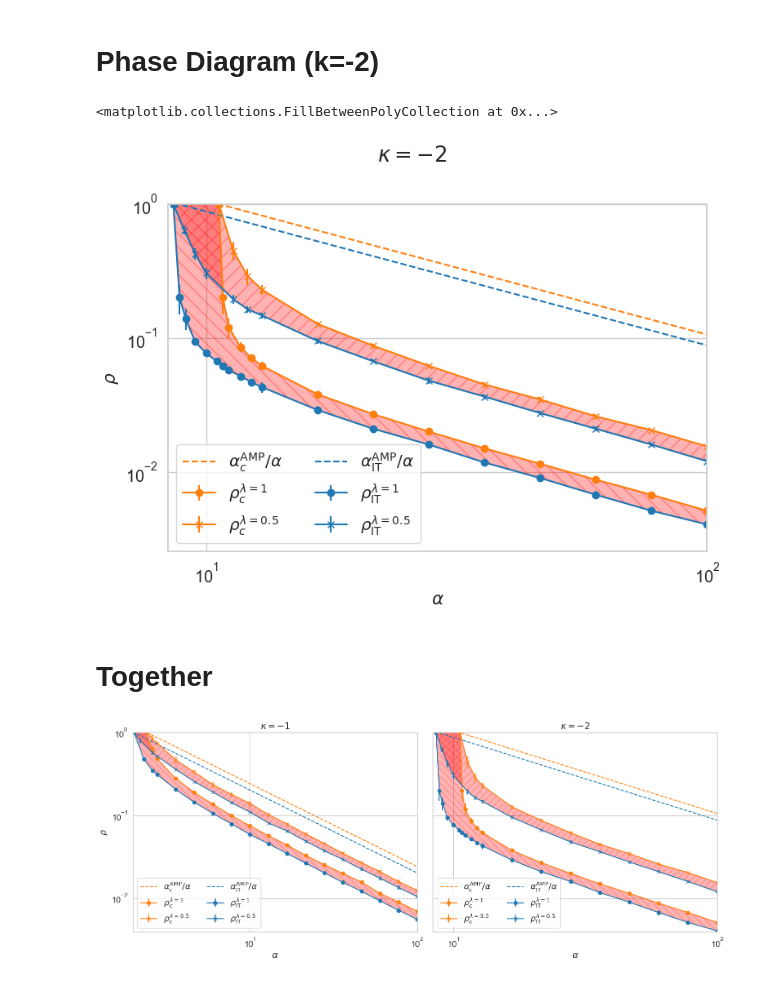
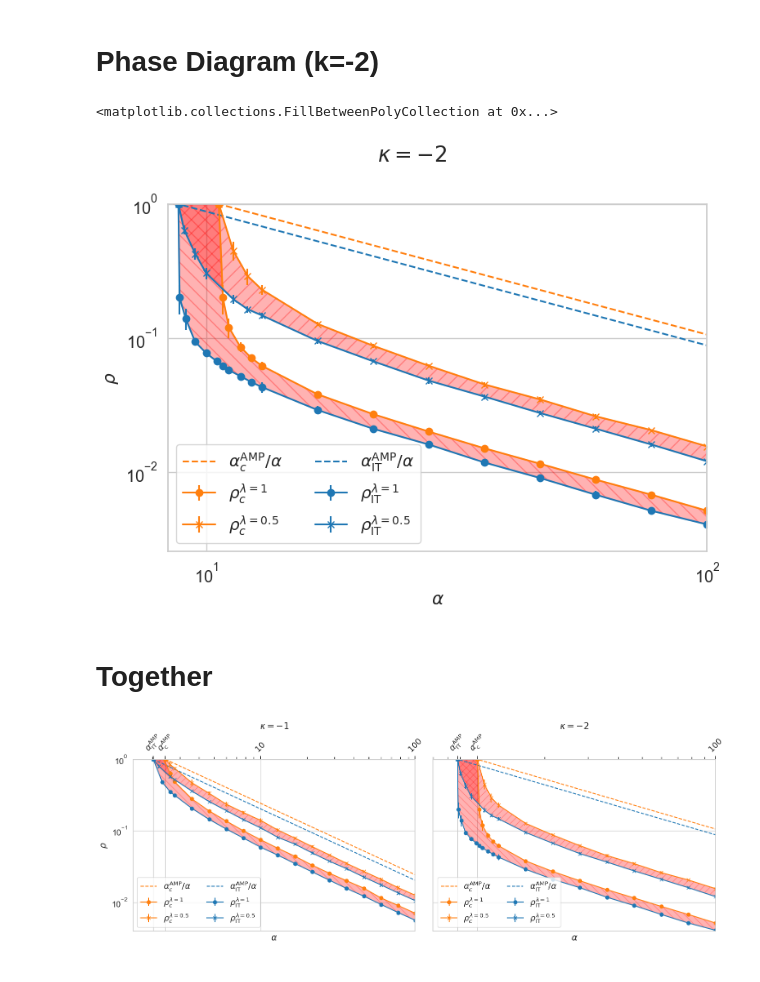
Before and after one commit to IdePHICS/NeuralSpreadingInference, a Jupyter notebook: Figures/Fig6.ipynb, the cells around one changed output. Drawn from its saved outputs; the diff is of its cells as text; code cells hidden in the pictures.

```diff
--- a/Figures/Fig6.ipynb
+++ b/Figures/Fig6.ipynb
@@ -122,14 +122,14 @@ rho_cc_tab_2 = [1,0.2, 0.12, 0.086, 0.071] + [0.062, 0.038, 0.027, 0.02, 0.015,
 rho_IT_tab_2 = [1,0.2, 0.14, 0.094, 0.077, 0.067, 0.062, 0.0575, 0.0519, 0.0469] + [0.043, 0.029, 0.021, 0.016, 0.01175, 0.009, 0.00675, 0.005125, 0.00405]
 rho_sd_tab_2 = [0,0.05, 0.02, 0.007, 0.004]+ [0.004, 0.002, 0.001, 0.001, 0.0005, 0.0005, 0.0005, 0.00025, 0.00025]
 rho_sd_IT_tab_2 = [0, 0.05, 0.025, 0.006, 0.004, 0.0025, 0.0025, 0.0016, 0.001, 0.001] + [0.004, 0.002, 0.001, 0.001, 0.0005, 0.0005, 0.0005, 0.00025, 0.00025]
-al_tab_IT_2 = [8.6, 8.85, 9.1, 9.5, 10, 10.5, 10.8, 11.1, 11.7, 12.3] + [12.91549665,  16.68100537,  21.5443469 ,  27.82559402, 35.93813664,  46.41588834,  59.94842503,  77.42636827, 100.]
+al_tab_IT_2 = [8.8, 8.85, 9.1, 9.5, 10, 10.5, 10.8, 11.1, 11.7, 12.3] + [12.91549665,  16.68100537,  21.5443469 ,  27.82559402, 35.93813664,  46.41588834,  59.94842503,  77.42636827, 100.]
 al_tab_2 = [10.6, 10.8, 11.1, 11.7, 12.3] + [12.91549665,  16.68100537,  21.5443469 ,  27.82559402, 35.93813664,  46.41588834,  59.94842503,  77.42636827, 100.]
 #lambda=0.5
 rho_cc_tab_2_l5 = [1, 0.45, 0.29 ,0.23, 0.1275, 0.0875, 0.062, 0.045, 0.03475, 0.026, 0.0205, 0.0155]
 rho_IT_tab_2_l5 = [1, 0.64, 0.425, 0.305, 0.195 , 0.164, 0.1475, 0.095, 0.067, 0.048, 0.0365, 0.0275, 0.021, 0.016, 0.012]
 rho_sd_tab_2_l5 = [0, 0.07 , 0.04 ,0.02, 0.005, 0.003, 0.002, 0.002, 0.0015, 0.001, 0.0001, 0.0001]
 rho_sd_IT_tab_2_l5 = [0,0.05 ,0.04, 0.03, 0.015 , 0.009 ,0.0075, 0.004, 0.002, 0.0025, 0.0015, 0.001, 0.00075, 0.0005, 0.0005]
-al_tab_IT_2_l5 = [8.6,9.04,9.51,10.,11.32, 12.1,  12.91549665,  16.68100537,  21.5443469 ,  27.82559402, 35.93813664,  46.41588834,  59.94842503,  77.42636827, 100.]
+al_tab_IT_2_l5 = [8.8,9.04,9.51,10.,11.32, 12.1,  12.91549665,  16.68100537,  21.5443469 ,  27.82559402, 35.93813664,  46.41588834,  59.94842503,  77.42636827, 100.]
 al_tab_2_l5 = [10.6,11.32,12.1, 12.91549665,  16.68100537,  21.5443469 ,  27.82559402, 35.93813664,  46.41588834,  59.94842503,  77.42636827, 100.]
 # %%
 sns.set_theme(style="whitegrid", font_scale=1.3)
@@ -212,7 +212,7 @@ plt.fill_between(x_combined, y1_combined, y2_combined, color="red", alpha=0.3, h
 #fig.savefig('phase_diag_k2.png', dpi=400)
 # %% [output]
 <matplotlib.collections.FillBetweenPolyCollection at 0x...>
-[figure, old version]
+[figure, new version]
 # %% [markdown]
 # Together
 # %%
@@ -238,7 +238,7 @@ ax.set_yscale('log')
 ax.set_xlabel(r'$\alpha$')
 ax.set_ylabel(r'$\rho$')
 ax.set_ylim(plt.ylim()[0], 1)
-ax.set_xlim(2., 100)
+ax.set_xlim(1.5, 100)
 #ax.axvline(7.9573, color='red', linestyle='--', label=r'$\alpha=\alpha_{\rm AMP}$')
 handles, labels = ax.get_legend_handles_labels()
 orders = [0, 2, 3, 1, 4, 5]
@@ -246,6 +246,8 @@ handles = [handles[i] for i in orders]
 labels = [labels[i] for i in orders]
 ax.legend(handles, labels,ncol=2, loc='lower left')
 #.tight_layout()
+ax.set_xticks([2.025, 2.425,10, 100])
+ax.set_xticklabels([r'$\alpha_{\rm IT}^{\rm AMP}$', r'$\alpha_{\rm c}^{\rm AMP}$', r'$10$', r'$100$'], rotation=45)
 
 x_start = 2.025
 x_end = 100
@@ -294,7 +296,7 @@ y1_combined = np.append(y1_combined, y1[-1])
 y2_combined = np.append(y2_combined, y2[-1])
 # Fill the area between the two interpolated curves
 ax.fill_between(x_combined, y1_combined, y2_combined, color="red", alpha=0.3, hatch='//')
-
+ax.xaxis.tick_top()
 
 
 
@@ -324,7 +326,7 @@ ax.set_yscale('log')
 ax.set_xlabel(r'$\alpha$')
 #ax.set_ylabel(r'$\rho$')
 ax.set_ylim(plt.ylim()[0], 1)
-ax.set_xlim(8.4, 100)
+ax.set_xlim(7, 100)
 #ax.axvline(7.9573, color='red', linestyle='--', label=r'$\alpha=\alpha_{\rm AMP}$')
 handles, labels = ax.get_legend_handles_labels()
 orders = [0, 2, 3, 1, 4, 5]
@@ -333,7 +335,7 @@ labels = [labels[i] for i in orders]
 ax.legend(handles, labels,ncol=2, loc='lower left')
 plt.tight_layout()
 
-x_start = 8.6
+x_start = 8.8
 x_end = 100
 
 x1 = al_tab_2
@@ -357,31 +359,35 @@ y1_combined = np.append(y1_combined, y1[-1])
 y2_combined = np.append(y2_combined, y2[-1])
 
 # Fill the area between the two interpolated curves
 plt.fill_between(x_combined, y1_combined, y2_combined, color="red", alpha=0.3, hatch='\\\\')
 
 x1 = al_tab_2_l5
 y1 = rho_cc_tab_2_l5
 
 x2 = al_tab_IT_2_l5
 y2 = rho_IT_tab_2_l5
 
 y_start = 1#y1[0] if x_start == x1[0] else y2[0]
 y1_end = y1[-1] if x_end == x1[-1] else y2[-1]
 y2_end = y2[-1]# if x_end == x1[-1] else y2[-1]
 
 # Ensure all points from x1 and x2 are included in the interpolation
 x_combined = sorted(set(np.r_[x_start, x1, x2, x_end]))
 y1_combined = np.interp(x_combined, np.r_[x_start, x1, x_end], np.r_[y_start, y1, y1_end])
 y2_combined = np.interp(x_combined, np.r_[x_start, x2, x_end], np.r_[y_start, y2, y2_end])
 
 # Add the last point explicitly to ensure it is included
 x_combined.append(x_end)
 y1_combined = np.append(y1_combined, y1[-1])
 y2_combined = np.append(y2_combined, y2[-1])
 
 # Fill the area between the two interpolated curves
 plt.fill_between(x_combined, y1_combined, y2_combined, color="red", alpha=0.3, hatch='//')
 plt.tight_layout()
+ax.xaxis.set_tick_params(labelbottom="off")
+ax.set_xticks([8.8, 10.6,100])
+ax.set_xticklabels([r'$\alpha_{\rm IT}^{\rm AMP}$', r'$\alpha_{\rm c}^{\rm AMP}$', r'$100$'], rotation=45)
+ax.xaxis.tick_top()
 fig.savefig('../Plots/Figure6.png', dpi=400)
 # %% [output]
-[figure, old version]
+[figure, new version]
```
Also changed, not shown: parts of 2 cells of this notebook, 3 other files.
